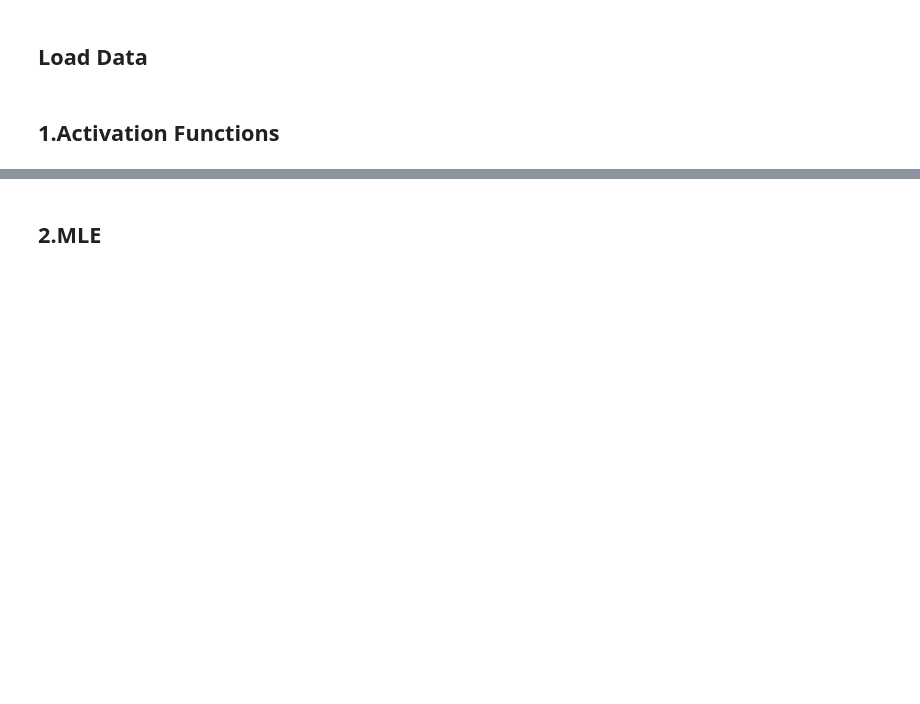
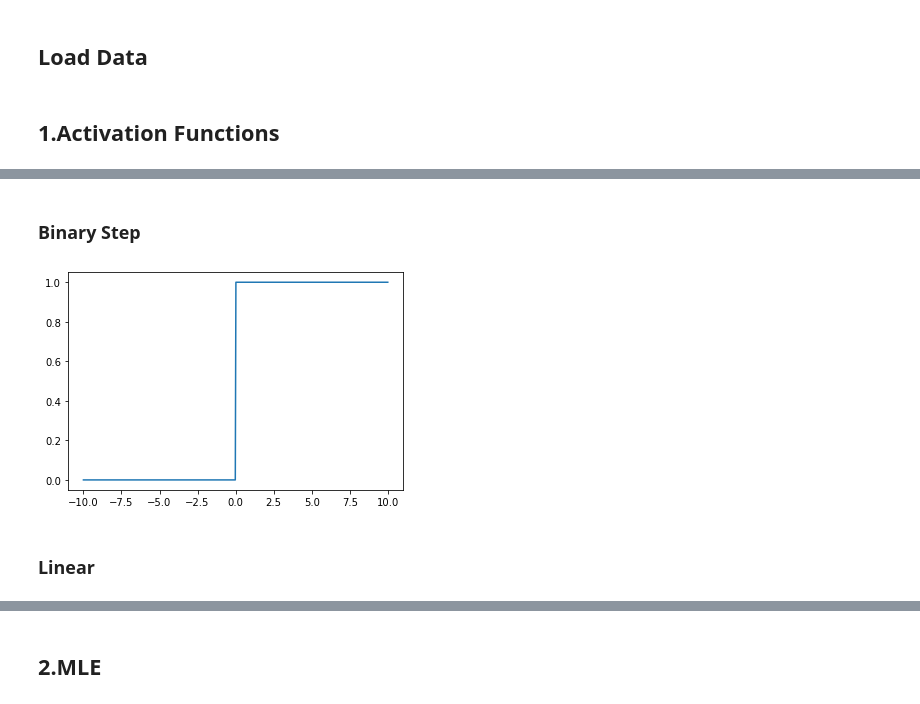
Before and after one commit to tohidabedini/from-scratch-series, a Jupyter notebook: 004_ML_Algorithms/1.Machine_Learning_Algorithms.ipynb, the cells around one changed output, grey strips where cells are left out. Drawn from its saved outputs; the diff is of its cells as text; code cells hidden in the pictures; blank space fills up the shorter version.

Commit message:
finish activation functions

```diff
--- a/004_ML_Algorithms/1.Machine_Learning_Algorithms.ipynb
+++ b/004_ML_Algorithms/1.Machine_Learning_Algorithms.ipynb
@@ -43,0 +52,25 @@ https://mlfromscratch.com/neural-networks-explained/#/
+# %%
+test_np = np.linspace(-10.0, 10.0, num=500)
+test_tensor = torch.tensor(test_np, dtype=torch.float64)
+# %%
+def two_function_test(x, function1, function2):
+    output_1 = function1(x)
+    output_2 = function2(x)
+    return torch.allclose(output_1,output_2), output_1
+    # return output_1==output_2, output_1
+
+def plot_array(x, y):
+    plt.plot(x, y)
+# %% [markdown]
+### Binary Step
+# %%
+def binary_step(x):
+    return torch.where(x < 0, 0, 1)
+# %%
+output_binary_step = binary_step(test_tensor)
+# %%
+plot_array(test_np, output_binary_step)
+# %% [output]
+[figure, added]
+# %% [markdown]
+### Linear
```
Also changed, not shown: parts of 55 cells of this notebook.
